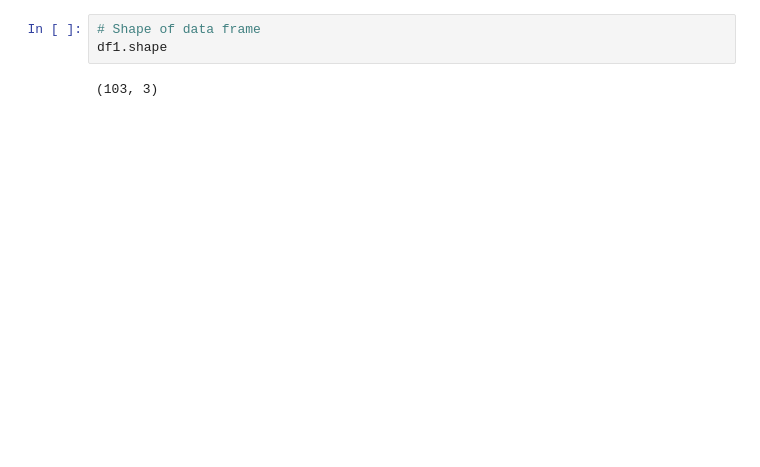
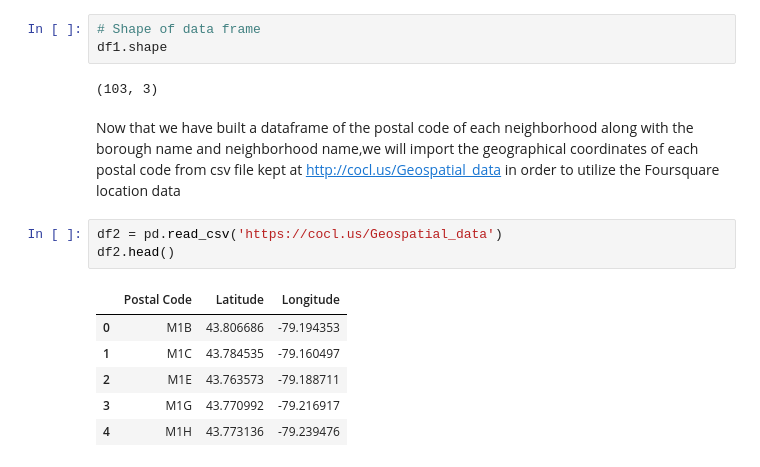
Before and after one commit to deaddumbledore/hogwarts, a Jupyter notebook: IBM Data Science Capstone Project.ipynb, the cells around one changed output. Saved outputs shown, nothing was run; the diff lists cells and outputs as text; blank space fills up the shorter version.

```diff
--- a/IBM Data Science Capstone Project.ipynb
+++ b/IBM Data Science Capstone Project.ipynb
@@ -299,3 +298,15 @@ df1
 df1.shape
 # %% [output]
 (103, 3)
+# %% [markdown]
+Now that we have built a dataframe of the postal code of each neighborhood along with the borough name and neighborhood name,we will import the geographical coordinates of each postal code from csv file kept at http://cocl.us/Geospatial_data in order to utilize the Foursquare location data
+# %%
+df2 = pd.read_csv('https://cocl.us/Geospatial_data')
+df2.head()
+# %% [output]
+|  | Postal Code | Latitude | Longitude |
+| 0 | M1B | 43.806686 | -79.194353 |
+| 1 | M1C | 43.784535 | -79.160497 |
+| 2 | M1E | 43.763573 | -79.188711 |
+| 3 | M1G | 43.770992 | -79.216917 |
+| 4 | M1H | 43.773136 | -79.239476 |
```
Also changed, not shown: parts of 9 cells of this notebook.
